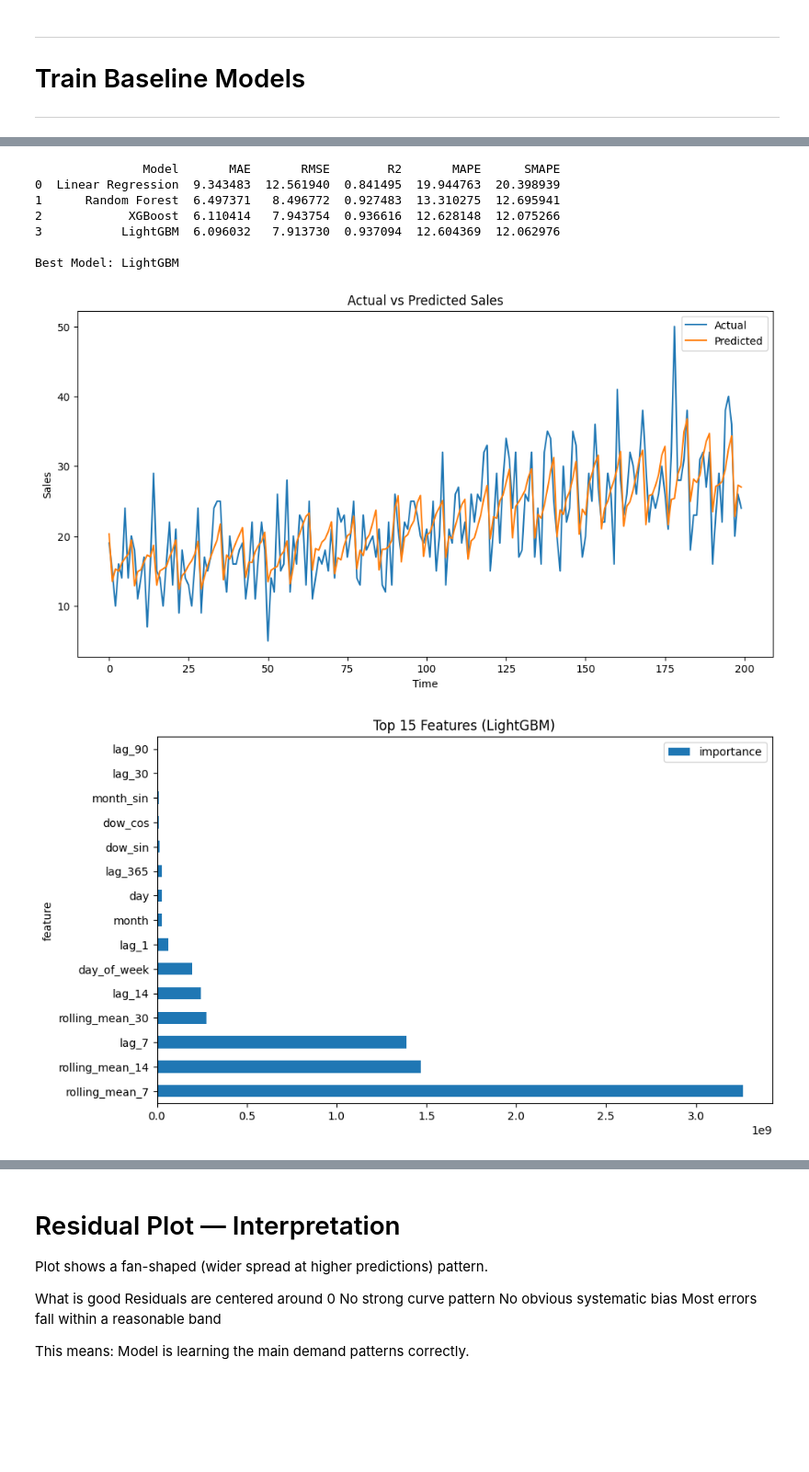
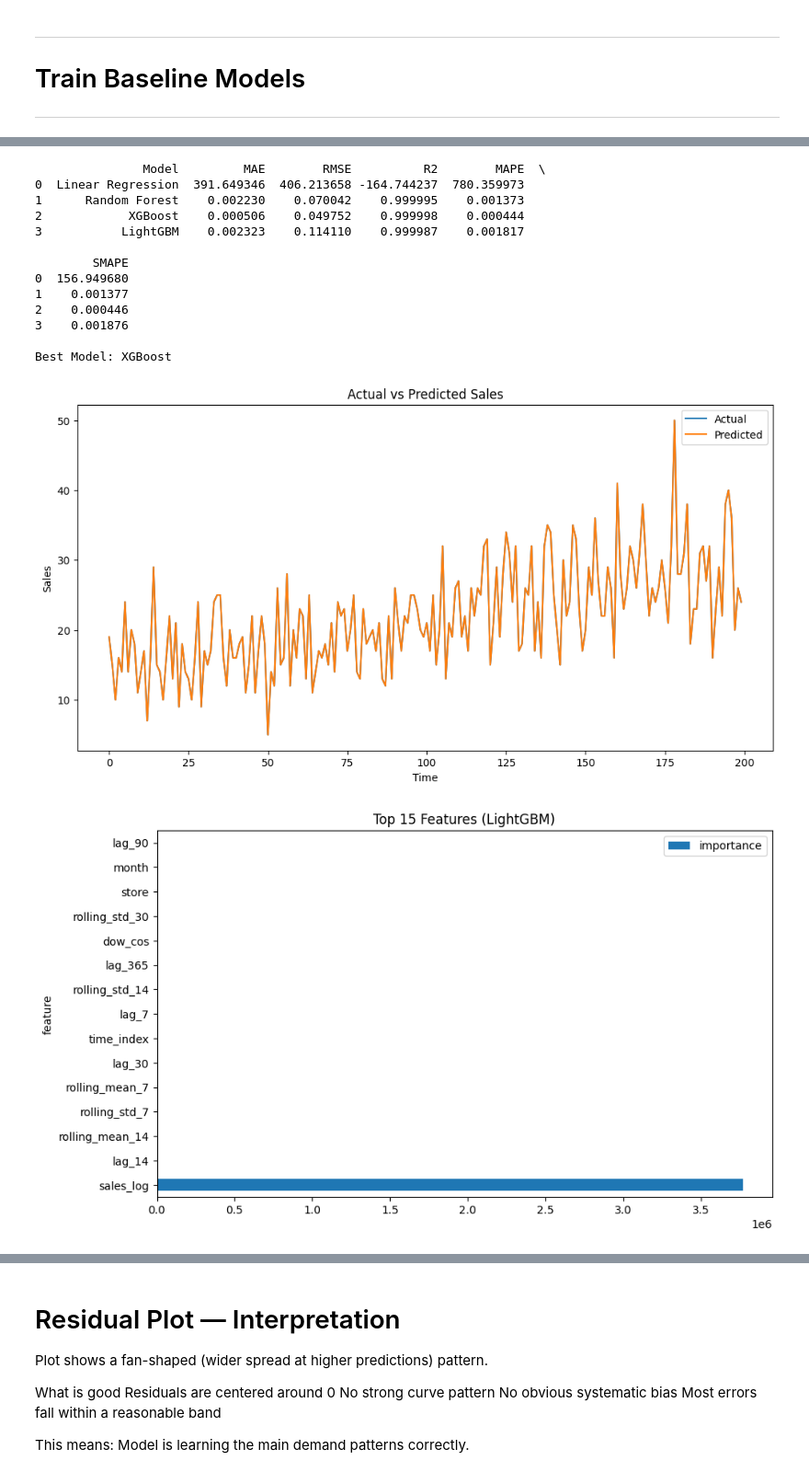
Before and after one commit to SAHIL254/inventory-demand-forecasting, a Jupyter notebook: notebooks/Model_Training.ipynb, the cells around one changed output, grey strips where cells are left out. Shown at 92% size. Cells and saved outputs as stored; diff of their text form; code cells hidden in the pictures; blank space fills up the shorter version.

```diff
--- a/notebooks/Model_Training.ipynb
+++ b/notebooks/Model_Training.ipynb
@@ -177,11 +198,11 @@ y_pred_xgb = xgb.predict(
 # %%
-mae_xgb = mean_absolute_error(y_test, y_pred_xgb)
+mae_xgb = mean_absolute_error(y_test_actual, y_pred_xgb)
 rmse_xgb = np.sqrt(
-    mean_squared_error(y_test, y_pred_xgb)
+    mean_squared_error(y_test_actual, y_pred_xgb)
 )
-r2_xgb = r2_score(y_test, y_pred_xgb)
+r2_xgb = r2_score(y_test_actual, y_pred_xgb)
 mape_xgb = mean_absolute_percentage_error(
-    y_test,
+    y_test_actual,
     y_pred_xgb
 ) * 100
 # %%
@@ -201,18 +222,19 @@ lgb.fit(
     X_train, y_train
 )
 
+y_pred_lgb_log = lgb.predict(X_test)
 
-y_pred_lgb = lgb.predict(
-    X_test
-)
+# Convert back to real sales
+y_pred_lgb = np.expm1(y_pred_lgb_log)
+y_test_actual = np.expm1(y_test)
 # %%
-mae_lgb = mean_absolute_error(y_test, y_pred_lgb)
+mae_lgb = mean_absolute_error(y_test_actual, y_pred_lgb)
 rmse_lgb = np.sqrt(
-    mean_squared_error(y_test, y_pred_lgb)
+    mean_squared_error(y_test_actual, y_pred_lgb)
 )
-r2_lgb = r2_score(y_test, y_pred_lgb)
+r2_lgb = r2_score(y_test_actual, y_pred_lgb)
 mape_lgb = mean_absolute_percentage_error(
-    y_test,
+    y_test_actual,
     y_pred_lgb
 ) * 100
 # %%
@@ -226,10 +248,10 @@ def smape(preds, target):
     den = (np.abs(preds) + np.abs(target)) / 2
     return np.mean(num / den) * 100
 
-smape_lr = smape(y_test, y_pred_lr)
-smape_rf = smape(y_test, y_pred_rf)
-smape_xgb = smape(y_test, y_pred_xgb)
-smape_lgb = smape(y_test, y_pred_lgb)
+smape_lr = smape(y_pred_lr, y_test_actual)
+smape_rf = smape(y_pred_rf, y_test_actual)
+smape_xgb = smape(y_pred_xgb, y_test_actual)
+smape_lgb = smape(y_pred_lgb, y_test_actual)
 results = pd.DataFrame({
     "Model": [
         "Linear Regression",
@@ -278,13 +300,19 @@ best_model_name = best_model_row["Model"]
 
 print("\nBest Model:", best_model_name)
 # %% [output]
-               Model       MAE       RMSE        R2       MAPE      SMAPE
-0  Linear Regression  9.343483  12.561940  0.841495  19.944763  20.398939
-1      Random Forest  6.497371   8.496772  0.927483  13.310275  12.695941
-2            XGBoost  6.110414   7.943754  0.936616  12.628148  12.075266
-3           LightGBM  6.096032   7.913730  0.937094  12.604369  12.062976
+               Model         MAE        RMSE          R2        MAPE  \
+0  Linear Regression  391.649346  406.213658 -164.744237  780.359973
+1      Random Forest    0.002230    0.070042    0.999995    0.001373
+2            XGBoost    0.000506    0.049752    0.999998    0.000444
+3           LightGBM    0.002323    0.114110    0.999987    0.001817
 
-Best Model: LightGBM
+        SMAPE
+0  156.949680
+1    0.001377
+2    0.000446
+3    0.001876
+
+Best Model: XGBoost
 # %%
 import matplotlib.pyplot as plt
 
@@ -299,7 +327,7 @@ best_predictions = predictions_dict[best_model_name]
 plt.plot(best_predictions[:200], label=best_model_name)"""
 
 plt.figure(figsize=(12,6))
-plt.plot(y_test.values[:200], label="Actual")
+plt.plot(y_test_actual.values[:200], label="Actual")
 plt.plot(y_pred_lgb[:200], label="Predicted")
 plt.title("Actual vs Predicted Sales")
 plt.xlabel("Time")
@@ -317,34 +345,35 @@ importance = pd.DataFrame({
 
 importance = importance.sort_values(
     "importance",
     ascending=False
 )
 
 importance.head(15).plot(
     kind="barh",
     x="feature",
     y="importance",
     figsize=(10,6)
 )
 
 plt.title("Top 15 Features (LightGBM)")
 plt.show()
 future_data = X_test.tail(30)
 
 #future prediction
-future_predictions = lgb.predict(future_data)
+future_predictions_log = lgb.predict(future_data)
+future_predictions = np.expm1(future_predictions_log)
 future_dates = test["date"].tail(30).reset_index(drop=True)
 future_df = pd.DataFrame({
     "Date": future_dates,
     "Predicted_Sales": future_predictions
 })
 print(future_df)
 
 
 future_forecast = lgb.predict(X_test.tail(30))
 print("\nNext 30-Day Forecast:")
 print(future_forecast)
 # %% [output]
-[figure, old version]
+[figure, new version]
-[figure, old version]
+[figure, new version]
          Date  Predicted_Sales
```
Also changed, not shown: parts of 13 cells of this notebook, 2 other files.
